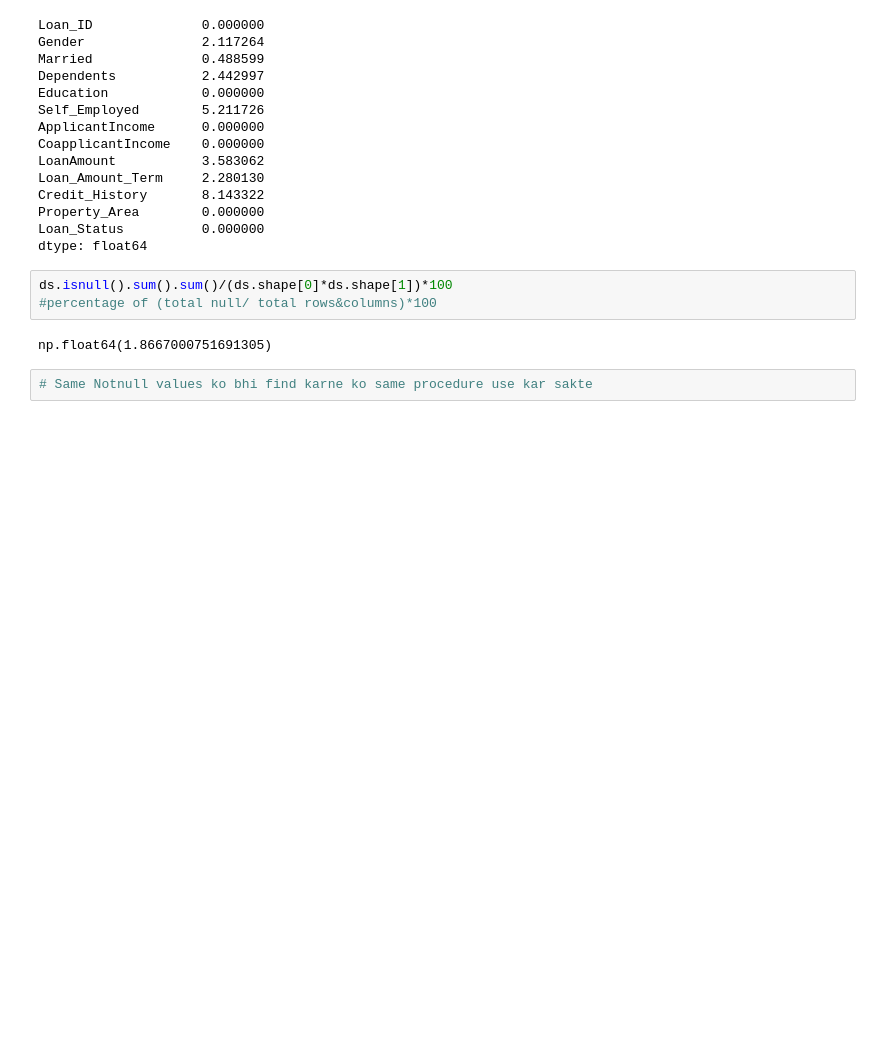
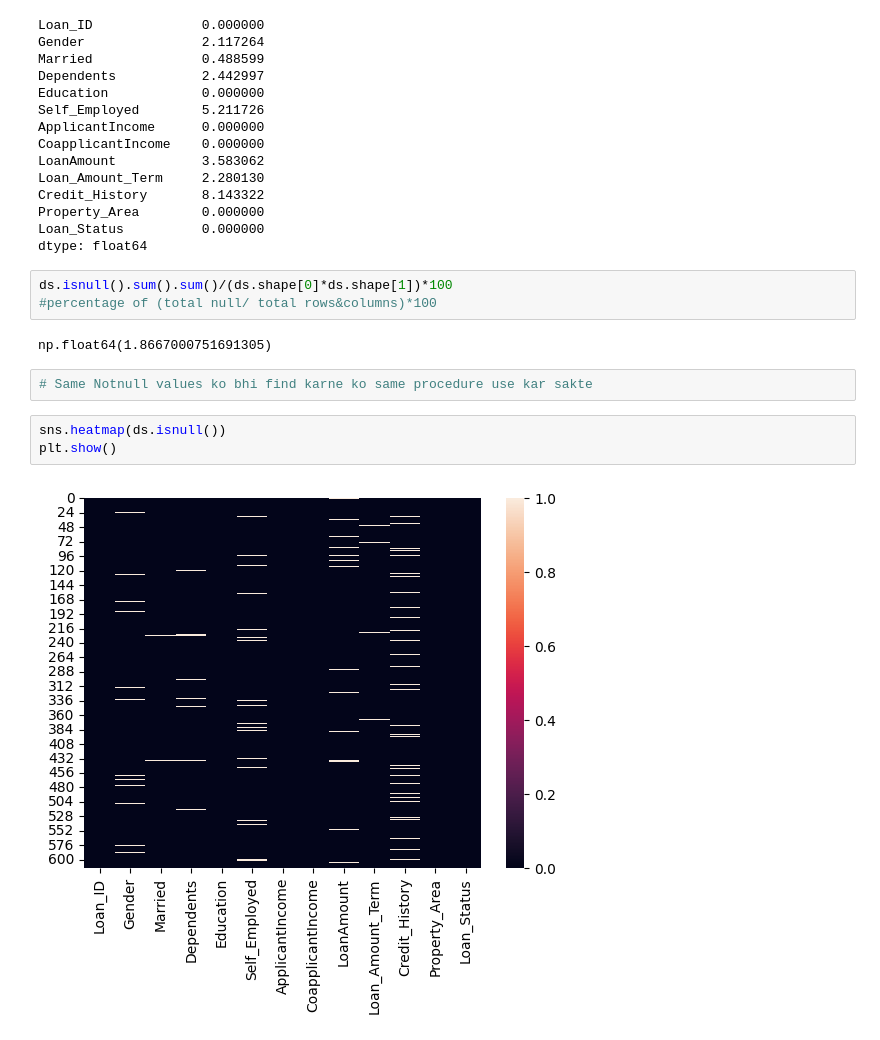
Before and after one commit to nikitasingh4/Jupyter, a Jupyter notebook: Data_Cleaning.ipynb, the cells around one changed output. Drawn from its saved outputs; the diff is of its cells as text; blank space fills up the shorter version.

```diff
--- a/Data_Cleaning.ipynb
+++ b/Data_Cleaning.ipynb
@@ -59,3 +61,8 @@ ds.isnull().sum().sum()/(ds.shape[0]*ds.shape[1])*100
 np.float64(1.8667000751691305)
 # %%
 # Same Notnull values ko bhi find karne ko same procedure use kar sakte
+# %%
+sns.heatmap(ds.isnull())
+plt.show()
+# %% [output]
+[figure, added]
```
Also changed, not shown: parts of 2 cells of this notebook.
